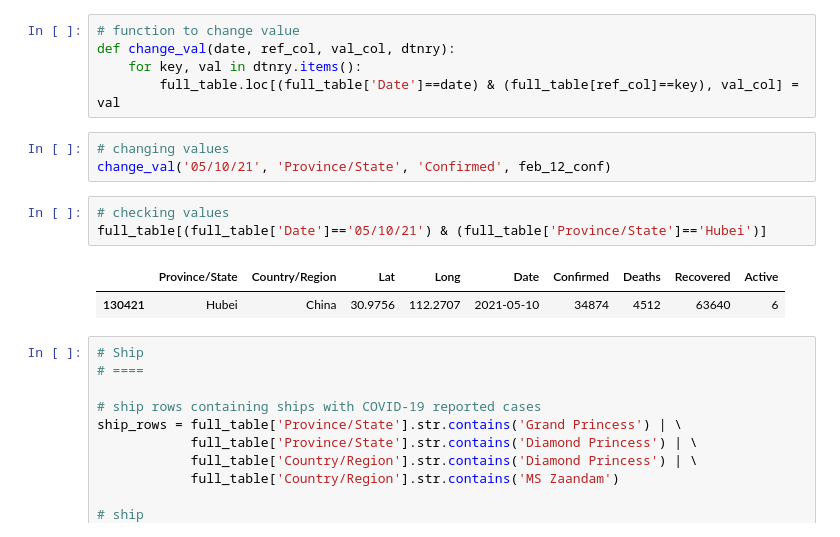
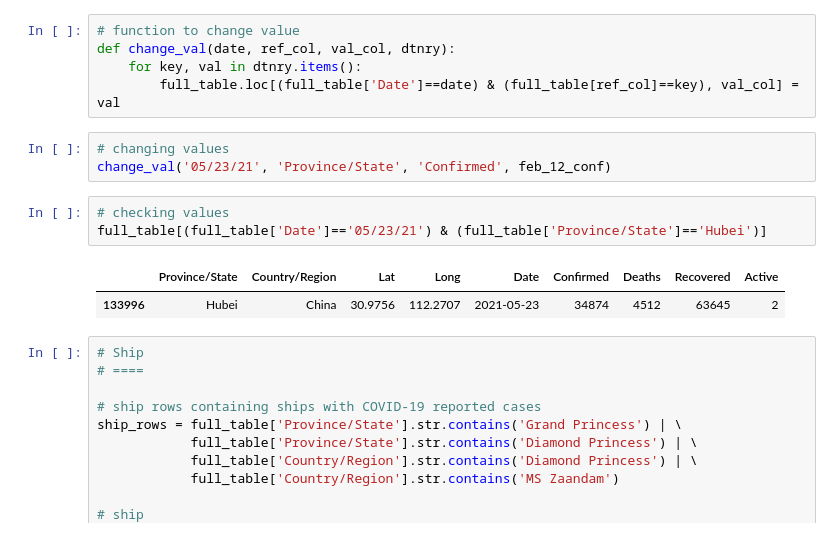
Before and after one commit to arai2878/Hello-World, a Jupyter notebook: covid_19_jhu_data_web_scrap_and_cleaning_data_cleaning.ipynb, the cells around one changed output. Drawn from its saved outputs; the diff is of its cells as text.

```diff
--- a/covid_19_jhu_data_web_scrap_and_cleaning_data_cleaning.ipynb
+++ b/covid_19_jhu_data_web_scrap_and_cleaning_data_cleaning.ipynb
@@ -195,13 +203,13 @@ def change_val(date, ref_col, val_col, dtnry):
         full_table.loc[(full_table['Date']==date) & (full_table[ref_col]==key), val_col] = val
 # %%
 # changing values
-change_val('05/10/21', 'Province/State', 'Confirmed', feb_12_conf)
+change_val('05/23/21', 'Province/State', 'Confirmed', feb_12_conf)
 # %%
 # checking values
-full_table[(full_table['Date']=='05/10/21') & (full_table['Province/State']=='Hubei')]
+full_table[(full_table['Date']=='05/23/21') & (full_table['Province/State']=='Hubei')]
 # %% [output]
 |  | Province/State | Country/Region | Lat | Long | Date | Confirmed | Deaths | Recovered | Active |
-| 130421 | Hubei | China | 30.9756 | 112.2707 | 2021-05-10 | 34874 | 4512 | 63640 | 6 |
+| 133996 | Hubei | China | 30.9756 | 112.2707 | 2021-05-23 | 34874 | 4512 | 63645 | 2 |
 # %%
 # Ship
 # ====
```
Also changed, not shown: parts of 10 cells of this notebook.
